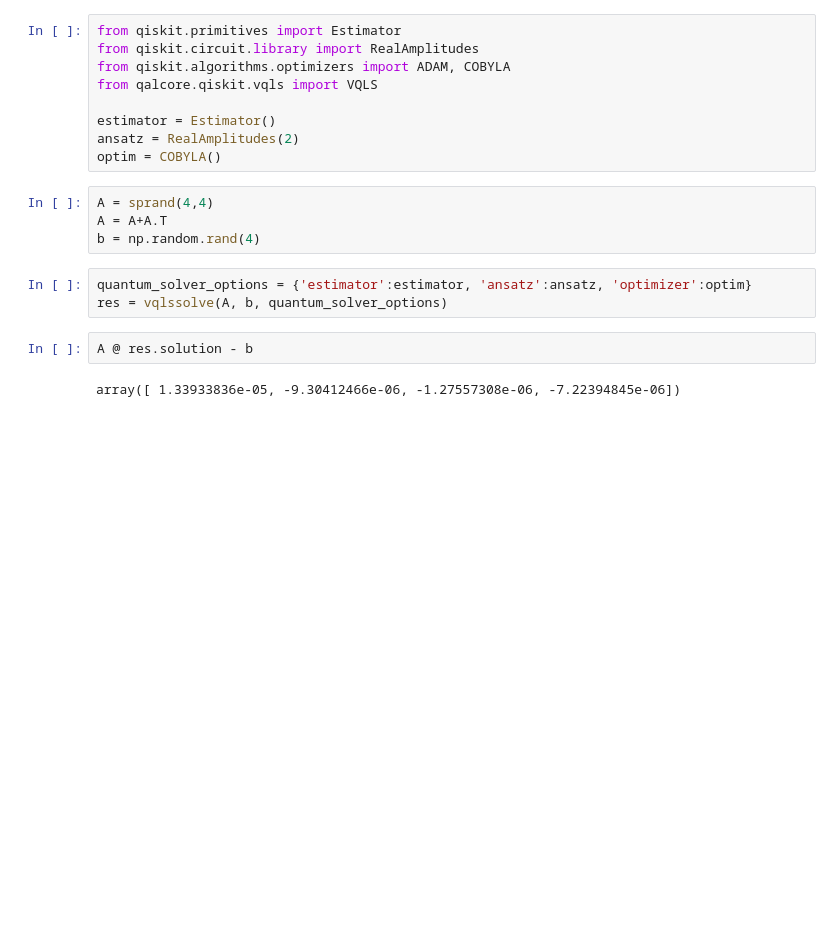
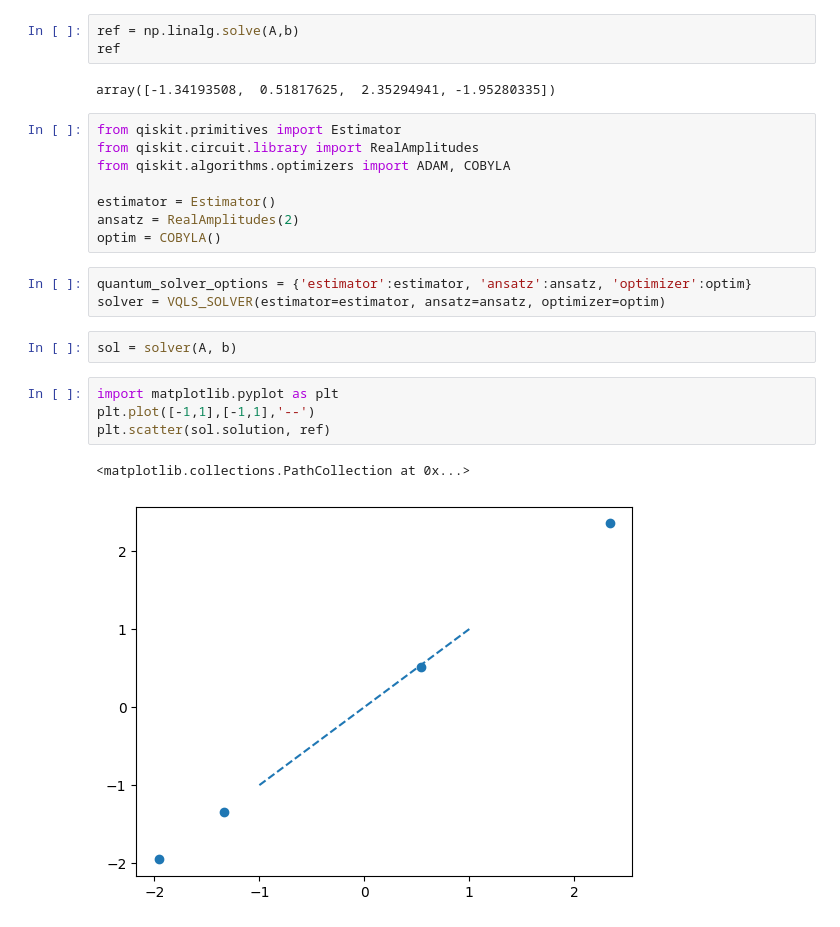
Before and after one commit to QuantumApplicationLab/QuantumNewtonRaphson, a Jupyter notebook: docs/notebooks/vqls.ipynb, the cells around one changed output. Saved outputs shown, nothing was run; the diff lists cells and outputs as text; blank space fills up the shorter version.

```diff
--- a/docs/notebooks/vqls.ipynb
+++ b/docs/notebooks/vqls.ipynb
@@ -7,23 +7,28 @@ A = sprand(4,4, density=0.8, format='csr')
 A = np.random.rand(4,4)
 A = A+A.T
 b = np.random.rand(4)
+# %%
+ref = np.linalg.solve(A,b)
+ref
+# %% [output]
+array([-1.34193508,  0.51817625,  2.35294941, -1.95280335])
 # %%
 from qiskit.primitives import Estimator
 from qiskit.circuit.library import RealAmplitudes
 from qiskit.algorithms.optimizers import ADAM, COBYLA
-from qalcore.qiskit.vqls import VQLS
 
 estimator = Estimator()
 ansatz = RealAmplitudes(2)
 optim = COBYLA()
-# %%
-A = sprand(4,4)
-A = A+A.T
-b = np.random.rand(4)
 # %%
 quantum_solver_options = {'estimator':estimator, 'ansatz':ansatz, 'optimizer':optim}
-res = vqlssolve(A, b, quantum_solver_options)
+solver = VQLS_SOLVER(estimator=estimator, ansatz=ansatz, optimizer=optim)
-# %%
-A @ res.solution - b
-# %% [output]
-array([ 1.33933836e-05, -9.30412466e-06, -1.27557308e-06, -7.22394845e-06])
+# %%
+sol = solver(A, b)
+# %%
+import matplotlib.pyplot as plt
+plt.plot([-1,1],[-1,1],'--')
+plt.scatter(sol.solution, ref)
+# %% [output]
+<matplotlib.collections.PathCollection at 0x...>
+[figure, added]
```
Also changed, not shown: parts of 1 cell of this notebook, 12 other files.
